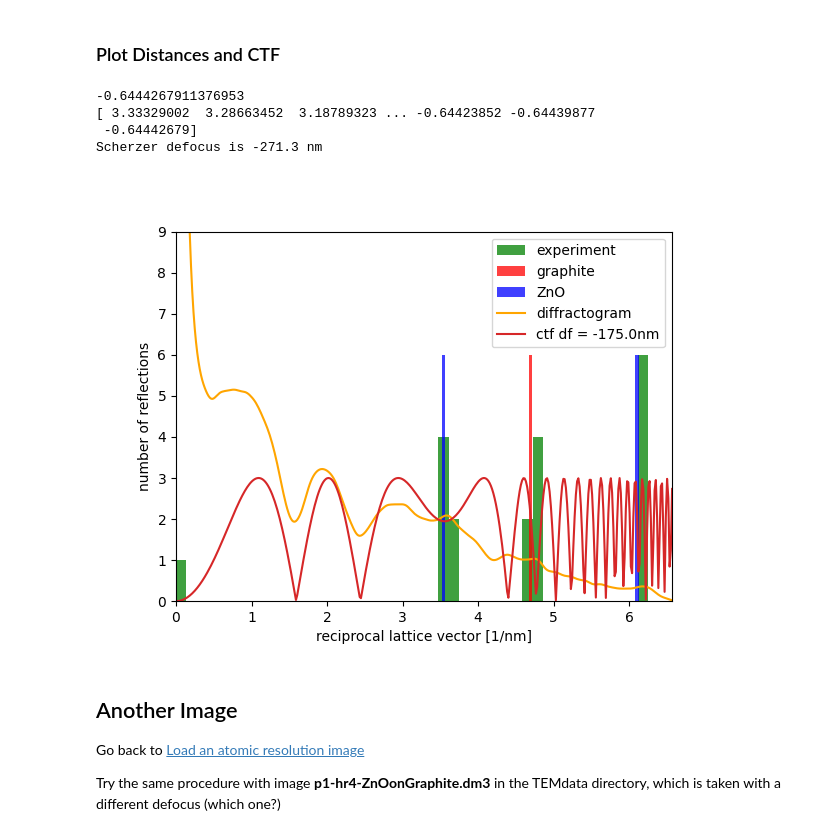
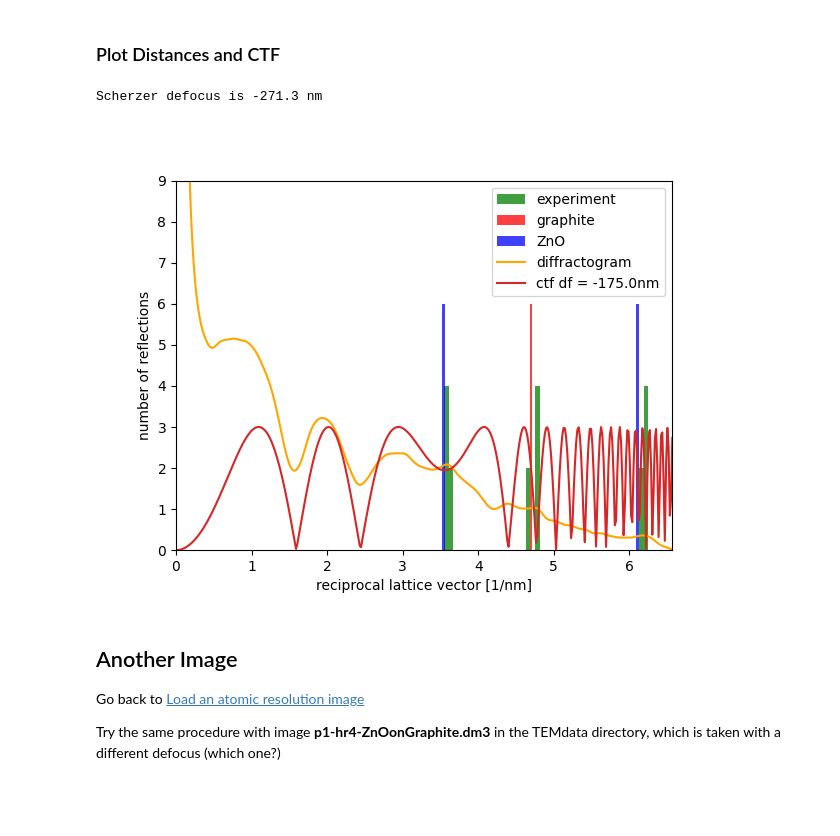
Before and after one commit to SergeiVKalinin/ML-ElectronMicroscopy-2023, a Jupyter notebook: Lecture 5/0_Phase_Contrast_Image.ipynb, the cells around one changed output. Drawn from its saved outputs; the diff is of its cells as text; code cells hidden in the pictures; blank space fills up the shorter version.

```diff
--- a/Lecture 5/0_Phase_Contrast_Image.ipynb
+++ b/Lecture 5/0_Phase_Contrast_Image.ipynb
@@ -456,0 +381,24 @@ array([False, False, False, False, False, False, False, False, False,
+# %%
+rotation_matrix_graphite, angle_graphite = image_tools.get_rotation(spots, spots_Graphite)
+rotation_matrix_ZnO, angle_ZnO = image_tools.get_rotation(spots, spots_ZnO)
+
+graphite_r, graphite_phi, graphite_indices = image_tools.xy2polar(spots_Graphite)
+graphite_phi = graphite_phi + angle_graphite # rotation
+print(f" Rotated Graphite SAD by {np.degrees(angle_graphite):.1f}°")
+
+ZnO_r, ZnO_phi, ZnO_indices = image_tools.xy2polar(spots_ZnO)
+ZnO_phi = ZnO_phi + angle_ZnO # rotation
+print(f" Rotated ZnO SAD by {np.degrees(angle_ZnO):.1f}°")
+
+power_spectrum.plot()
+plt.scatter(spots[:,0], spots[:,1], c='green',  alpha = 0.5, label='exp.');
+
+spots_Graphite = np.array(image_tools.pol2cart(graphite_r, graphite_phi)).T
+plt.scatter(spots_Graphite[:,0], spots_Graphite[:,1], c='red',  alpha = 0.4,label='Graphite')
+
+spots_ZnO = np.array(image_tools.pol2cart(ZnO_r, ZnO_phi)).T
+plt.scatter(spots_ZnO[:,0], spots_ZnO[:,1], c='orange',  alpha = 0.4,label='ZnO')
+
+
+plt.xlim(-8,8);plt.ylim(-8,8)
+plt.legend(loc=1);
@@ -667,64 +474,62 @@ Cs = 2.2
 defocus = -175 # underfocus is negative
 acceleration_voltage = 200*1e3
 # ---------------------------------
-wavelength = ks.get_wavelength(acceleration_voltage) # in nm
+wavelength = kinematic_scattering.get_wavelength(acceleration_voltage) # in nm
 
 
-polar_projection = warp(fft_mag)
+polar_projection = image_tools.warp(power_spectrum, np.array([int(dataset.shape[0]/2), int(dataset.shape[1]/2),1] ))
 below_zero = polar_projection<0.
 polar_projection[below_zero]=0.
 
 # Sum over all angles (axis 1)
 profile = polar_projection.sum(axis=1)
 profile = (profile-profile[1:400].min())/profile.max()*10
-print(profile[-1])
 
-k =np.linspace(1,len(profile),len(profile))*rec_scale_x
-print (profile)
+
+k =np.linspace(1,len(profile),len(profile))*reciprocal_scale_x
+
 
 def calculateScherzer(wavelength, Cs):
     # Calculate the Scherzer defocus. Cs is in mm, lambda is in nm
-    # Everything is trasnfered to m
+    # Everything is transfered to m
     #The returned value is in nm
     Cs=Cs*1e-3 # now in m
     scherzer=-1.155*(Cs*wavelength*1e-9)**0.5 # in m
     scherzer=scherzer*1e9 # convert to nm
     return scherzer
 
 scherzer =calculateScherzer(wavelength, Cs)
 
 print(f'Scherzer defocus is {scherzer:.1f} nm')
 
 def calculateCTF(wavelength, Cs, defocus,k3):
     # everything in nm
     Cs=Cs*10**6
     ctf=np.sin(np.pi*defocus*wavelength*k**2+0.5*np.pi*Cs*wavelength**3*k**4)
     return ctf
 ctf = calculateCTF(wavelength/10, Cs, defocus,k)
 
 
 fig = plt.figure()
-plt.hist(exp_r,45,facecolor='green', alpha=0.75, label='experiment')
-plt.hist(graphite_r,200,facecolor='red', alpha=0.75, label='graphite')
-plt.xlim(0,exp_r.max()*1.05)
+exp_r, _ = image_tools.cart2pol(spots)
+plt.hist(exp_r, 45, facecolor='green', alpha=0.75, label='experiment')
+plt.hist(graphite_r, 200, facecolor='red', alpha=0.75, label='graphite')
+plt.xlim(0, exp_r.max()*1.05)
 
 plt.hist(ZnO_r,200,facecolor='blue', alpha=0.75, label='ZnO')
 plt.plot(k,profile/profile.max()*20,c='orange',label='diffractogram' );
 plt.plot(k,np.abs(ctf)*3, label = f'ctf df = {defocus:.1f}nm')
 #plt.hist(np.linalg.norm(p_ZnO, axis=1),200,facecolor='orange', alpha=0.75, label='hexagonal ZnO')
 plt.legend()
 plt.xlabel('reciprocal lattice vector [1/nm]')
 plt.ylabel('number of reflections')
 
 plt.ylim(0,9)
 
 plt.show()
 # %% [output]
--0.6444267911376953
-[ 3.33329002  3.28663452  3.18789323 ... -0.64423852 -0.64439877
- -0.64442679]
 Scherzer defocus is -271.3 nm
-[figure, old version]
+[figure, new version]
 # %% [markdown]
 ## Another Image
 Go back to [Load an atomic resolution image](#Load-an-atomic-resolution-image)
```
Also changed, not shown: parts of 23 cells of this notebook, 2 other files.
